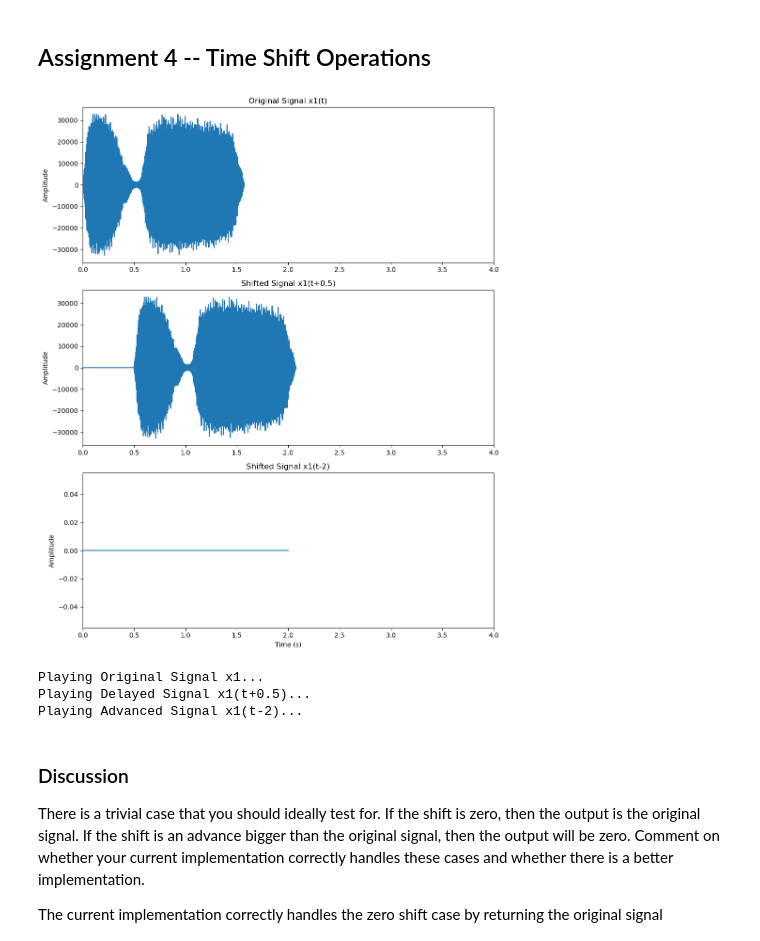
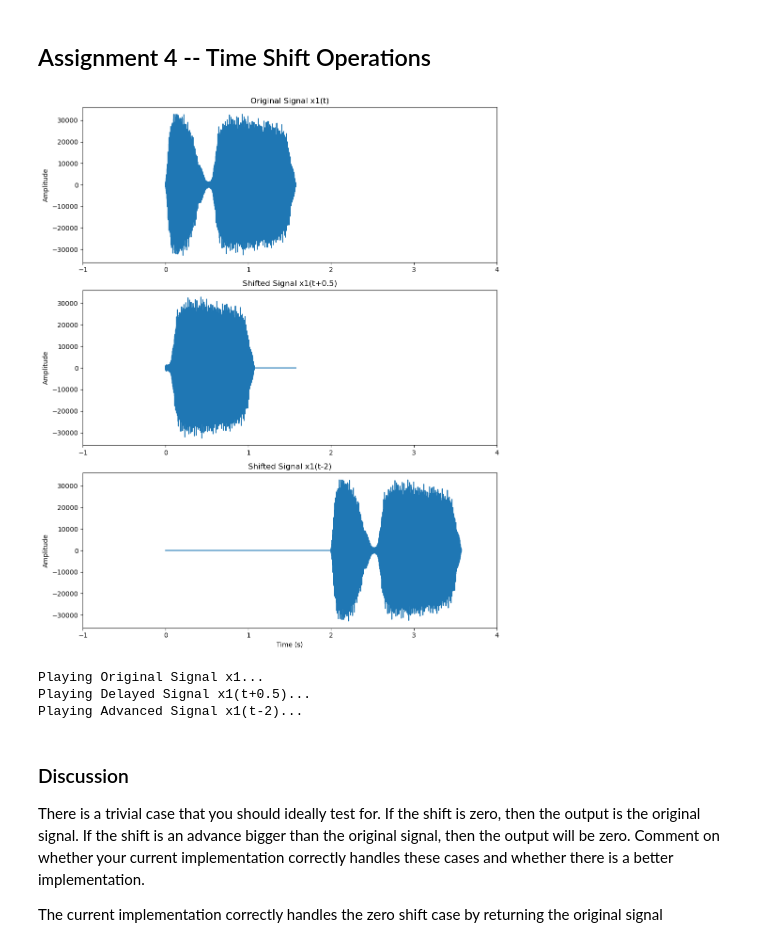
Before and after one commit to chelsey0527/TECHIN513, a Jupyter notebook: hw1/513.ipynb, the cells around one changed output. Cells and saved outputs as stored; diff of their text form; code cells hidden in the pictures.

```diff
--- a/hw1/513.ipynb
+++ b/hw1/513.ipynb
@@ -320,8 +303,8 @@ def timeshift(x, fs, t0):
 # Part B
 fs1, x1 = wavfile.read('train32.wav')
 
-x1_delayed, t_x1_delayed = timeshift(x1, fs1, 0.5)  # x1(t+0.5)
-x1_advanced, t_x1_advanced = timeshift(x1, fs1, -2)  # x1(t-2)
+x1_delayed, t_x1_delayed = timeshift(x1, fs1, -0.5)  # x1(t+0.5)
+x1_advanced, t_x1_advanced = timeshift(x1, fs1, 2)  # x1(t-2)
 
 t_x1 = np.arange(0, len(x1)) / fs1
 
@@ -333,44 +316,44 @@ plt.subplot(3, 1, 1)
 plt.plot(t_x1, x1)
 plt.title('Original Signal x1(t)')
 plt.ylabel('Amplitude')
-plt.xlim([0, 4])
+plt.xlim([-1, 4])
 
 # Plot x1(t+0.5)
 plt.subplot(3, 1, 2)
 plt.plot(t_x1_delayed, x1_delayed)
 plt.title('Shifted Signal x1(t+0.5)')
 plt.ylabel('Amplitude')
-plt.xlim([0, 4])
+plt.xlim([-1, 4])
 
 # Plot x1(t-2)
 plt.subplot(3, 1, 3)
 plt.plot(t_x1_advanced, x1_advanced)
 plt.title('Shifted Signal x1(t-2)')
 plt.xlabel('Time (s)')
 plt.ylabel('Amplitude')
-plt.xlim([0, 4])
+plt.xlim([-1, 4])
 
 plt.tight_layout()
 plt.show()
 
 # Part C
 def play_signal(signal, fs):
     play_obj = sa.play_buffer(signal.astype(np.int16), 1, 2, fs)
     play_obj.wait_done()
 
 # Play the original signal
 print("Playing Original Signal x1...")
 play_signal(x1, fs1)
 
 # Play the delayed signal x1(t+0.5)
 print("Playing Delayed Signal x1(t+0.5)...")
 play_signal(x1_delayed, fs1)
 
 # Play the advanced signal x1(t-2)
 print("Playing Advanced Signal x1(t-2)...")
 play_signal(x1_advanced, fs1)
 # %% [output]
-[figure, old version]
+[figure, new version]
 Playing Original Signal x1...
 Playing Delayed Signal x1(t+0.5)...
 Playing Advanced Signal x1(t-2)...
```
Also changed, not shown: parts of 4 cells of this notebook, 2 other files.
